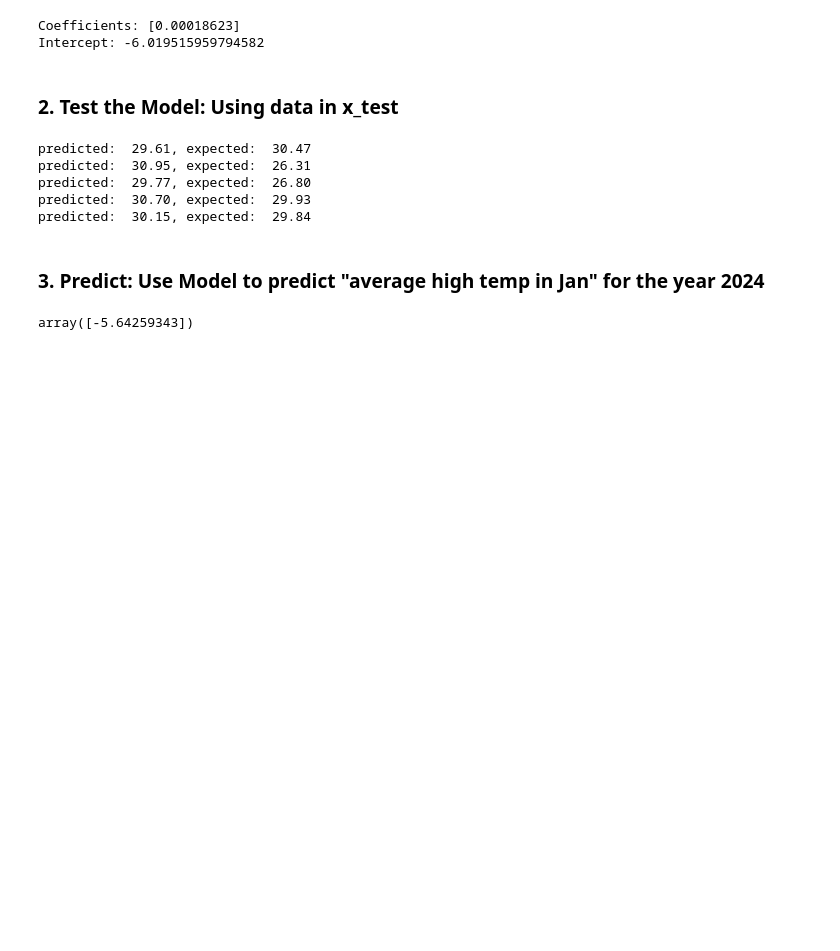
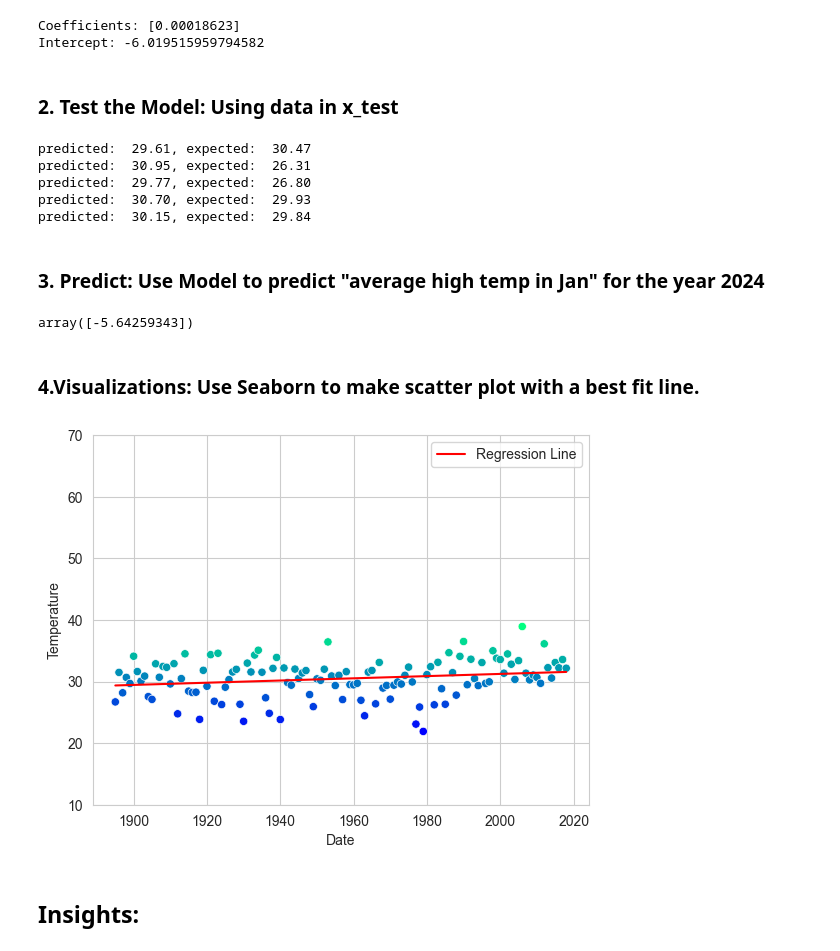
Before and after one commit to S572396/datafun-07-ml, a Jupyter notebook: sandraruiz_ml.ipynb, the cells around one changed output. Cells and saved outputs as stored; diff of their text form; code cells hidden in the pictures; blank space fills up the shorter version.

Commit message:
scatter plot and insights

```diff
--- a/sandraruiz_ml.ipynb
+++ b/sandraruiz_ml.ipynb
@@ -361,3 +361,44 @@ predict= (lambda x: linear_regression.coef_* x + linear_regression.intercept_)
 predict(2024)
 # %% [output]
 array([-5.64259343])
+# %% [markdown]
+### 4.Visualizations: Use Seaborn to make scatter plot with a best fit line.
+# %%
+import seaborn as sns
+import pandas as pd
+import seaborn as sns
+import numpy as np
+import matplotlib.pyplot as plt
+from sklearn.linear_model import LinearRegression
+
+# Load the DataFrame from the CSV file
+nyc = pd.read_csv('nyc.csv')
+nyc.columns = ['Date', 'Temperature', 'Anomaly']  # Rename 'Value' column as 'Temperature'
+nyc.Date= nyc.Date.floordiv(100)
+
+# 'Date' is the independent variable and 'Temperature' is the dependent variable
+X = nyc[['Date']]
+y = nyc['Temperature']
+
+# Create and fit the linear regression model
+linear_regression = LinearRegression()
+linear_regression.fit(X, y)
+
+# Plot scatter plot
+axes = sns.scatterplot(data=nyc, x='Date', y='Temperature', hue='Temperature', palette='winter', legend=False)
+axes.set_ylim(10, 70)
+
+# Plot regression line
+x_values = np.array([min(nyc['Date']), max(nyc['Date'])])
+y_values = linear_regression.predict(x_values.reshape(-1, 1))
+line = plt.plot(x_values, y_values, color='red', label='Regression Line')
+
+# Show legend
+plt.legend()
+
+# Display the plot
+plt.show()
+# %% [output]
+[figure, added]
+# %% [markdown]
+## Insights:
```
